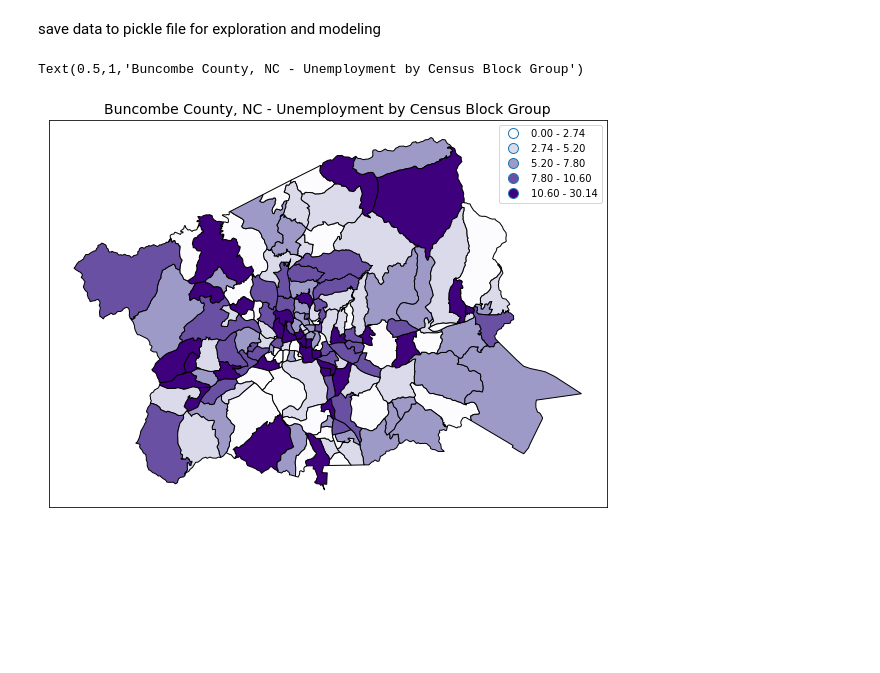
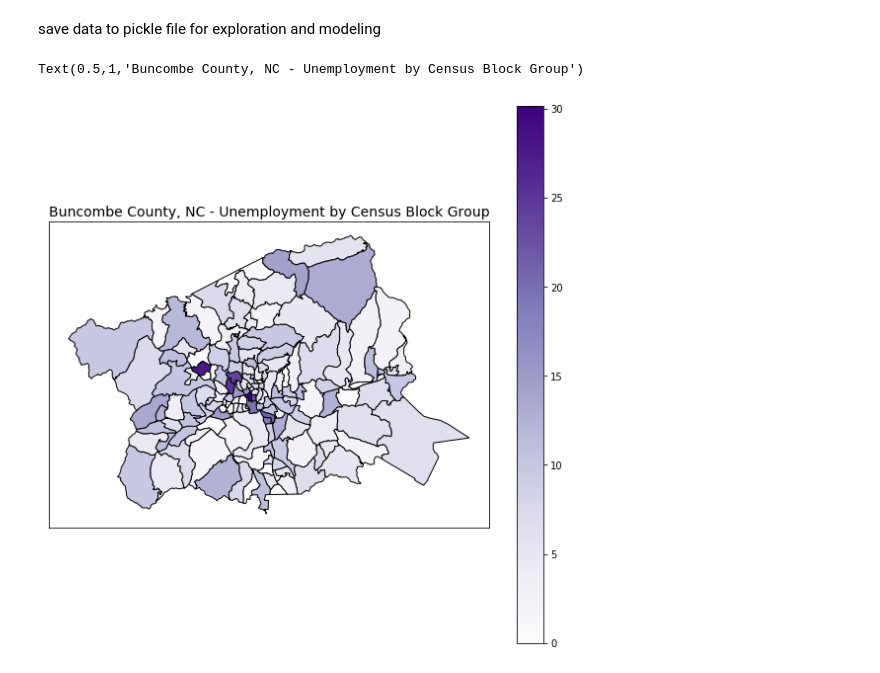
Before and after one commit to WilliamTylerBradley/hack_2018, a Jupyter notebook: NB5 Map.ipynb, the cells around one changed output. Saved outputs shown, nothing was run; the diff lists cells and outputs as text; code cells hidden in the pictures; blank space fills up the shorter version.

Commit message:
continuous unemploy

```diff
--- a/NB5 Map.ipynb
+++ b/NB5 Map.ipynb
@@ -86,9 +86,9 @@ buncombe_tract_geo = buncombe_tract_geo.set_index("GEOID")['geometry'].to_crs(ep
 # %%
 buncombe_gdf = gpd.GeoDataFrame(geometry = buncombe_tract_geo, data = buncombebg)
 fig, ax = plt.subplots(figsize=(10,10))
 ax.set(aspect='equal', xticks=[], yticks=[])
-alameda_gdf.plot(column= 'percent_unemployed', ax = ax, scheme='QUANTILES', cmap='Purples', legend=True, edgecolor='black')
+alameda_gdf.plot(column= 'percent_unemployed', ax = ax, cmap='Purples', legend=True, edgecolor='black')
 plt.title('Buncombe County, NC - Unemployment by Census Block Group', size = 14)
 # %% [output]
 Text(0.5,1,'Buncombe County, NC - Unemployment by Census Block Group')
-[figure, old version]
+[figure, new version]
```
